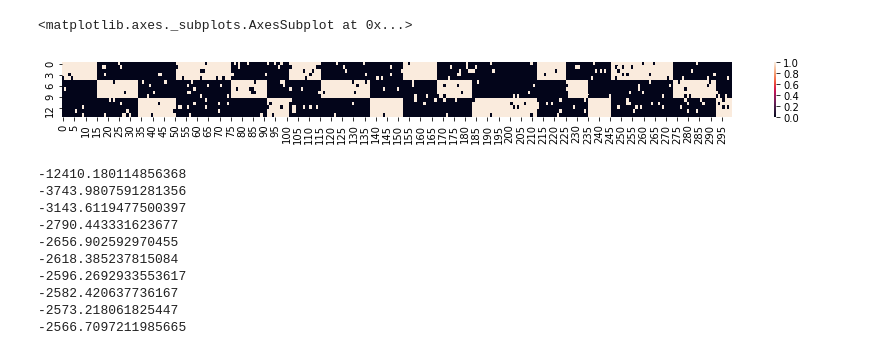
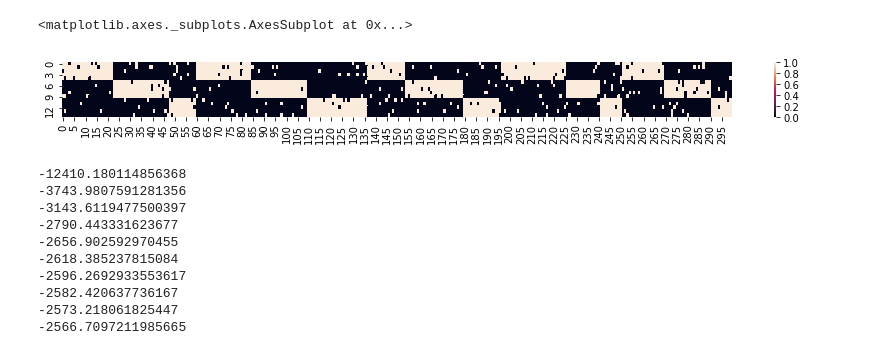
Before and after one commit to andrewcharlesjones/variational_spiking_networks, a Jupyter notebook: vi_spiking_visible_only.ipynb, the cells around one changed output. Drawn from its saved outputs; the diff is of its cells as text; code cells hidden in the pictures.

```diff
--- a/vi_spiking_visible_only.ipynb
+++ b/vi_spiking_visible_only.ipynb
@@ -122,9 +105,11 @@ data[bit_flip_mask.astype(bool)] = np.abs(data[bit_flip_mask.astype(bool)] - 1)
 # %%
+data = staircase(num_neurons=num_neurons, num_timebins=num_timebins)
+
 fig, ax = plt.subplots(figsize=(15,1))
 sns.heatmap(data)
 # %% [output]
 <matplotlib.axes._subplots.AxesSubplot at 0x...>
-[figure, old version]
+[figure, new version]
 # %%
 likelihood_trace = []
 for iter_num in range(num_iter):
```
Also changed, not shown: parts of 3 cells of this notebook, 1 other file.
